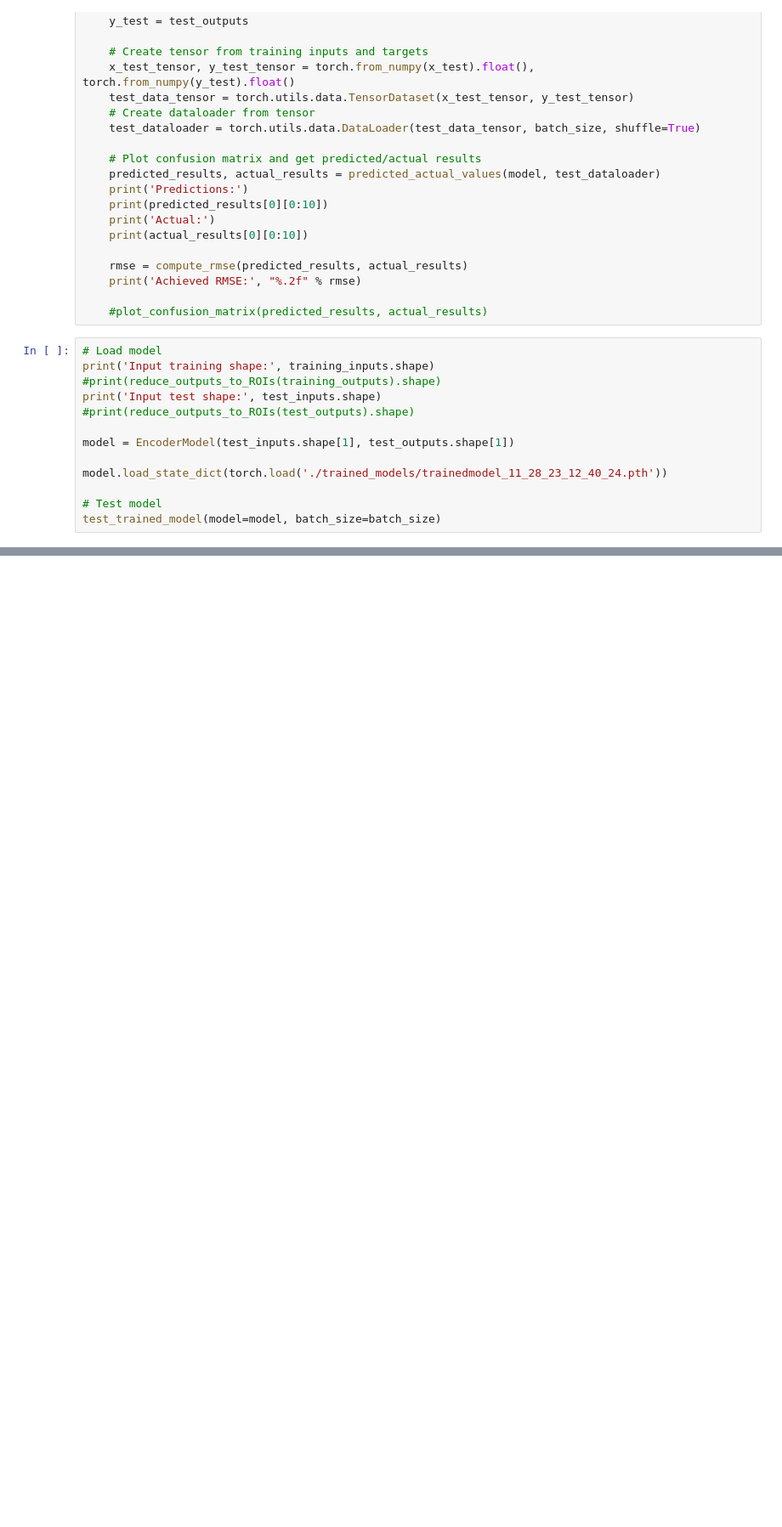
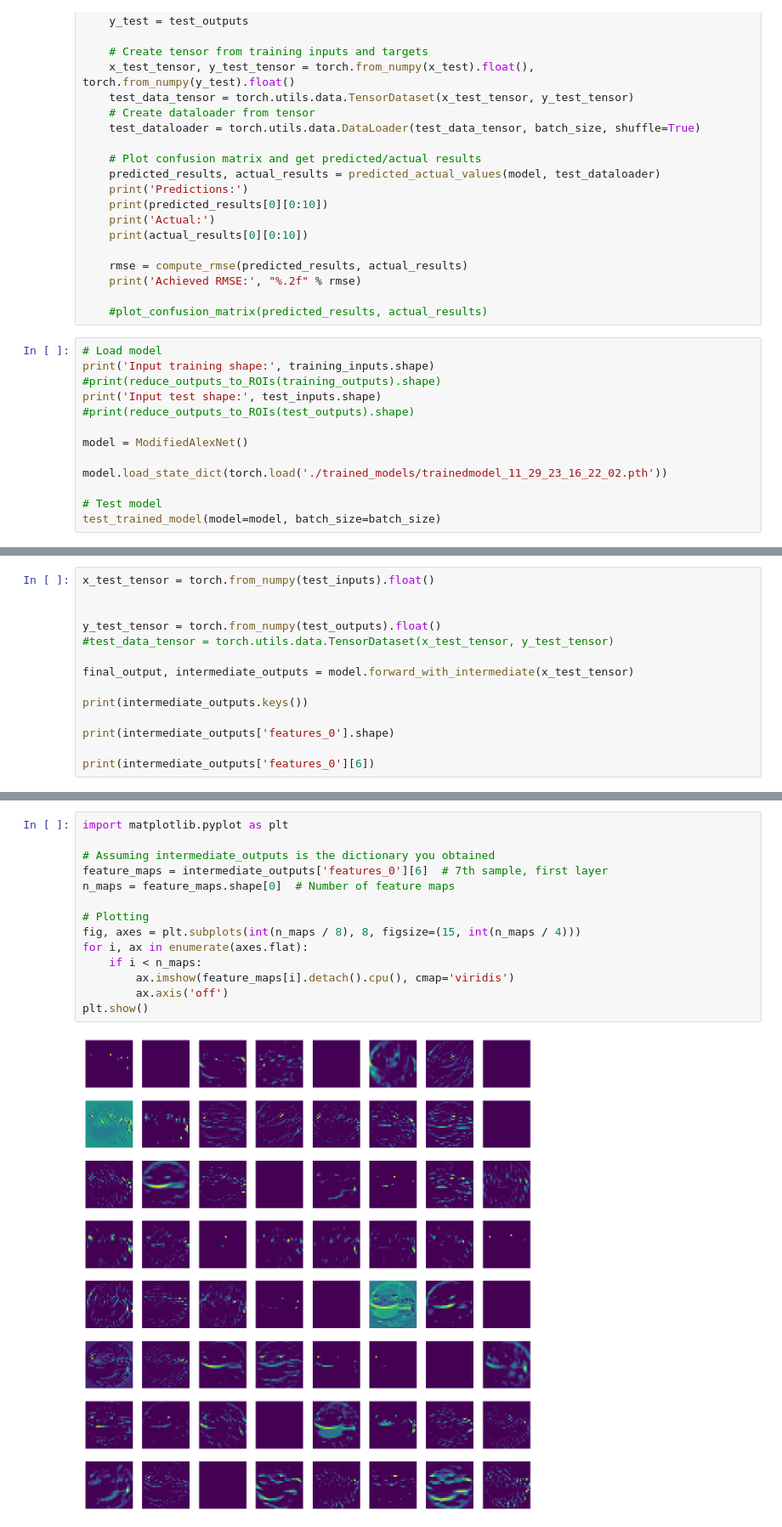
Before and after one commit to MikkelBerggreen/ITU-Advanced-Machine-Learning-Exam-Project, a Jupyter notebook: mp_brainvision_load_kay_images.ipynb, the cells around one changed output, grey strips where cells are left out. Shown at 85% size. Saved outputs shown, nothing was run; the diff lists cells and outputs as text; blank space fills up the shorter version.

Commit message:
implemented modified alexnet and visualisation of feature layers

```diff
--- a/mp_brainvision_load_kay_images.ipynb
+++ b/mp_brainvision_load_kay_images.ipynb
@@ -628,9 +651,9 @@ print('Input training shape:', training_inputs.shape)
 print('Input test shape:', test_inputs.shape)
 #print(reduce_outputs_to_ROIs(test_outputs).shape)
 
-model = EncoderModel(test_inputs.shape[1], test_outputs.shape[1])
+model = ModifiedAlexNet()
 
-model.load_state_dict(torch.load('./trained_models/trainedmodel_11_28_23_12_40_24.pth'))
+model.load_state_dict(torch.load('./trained_models/trainedmodel_11_29_23_16_22_02.pth'))
 
 # Test model
 test_trained_model(model=model, batch_size=batch_size)
@@ -646,0 +672,14 @@ Achieved RMSE: 0.52
+# %%
+x_test_tensor = torch.from_numpy(test_inputs).float()
+
+
+y_test_tensor = torch.from_numpy(test_outputs).float()
+#test_data_tensor = torch.utils.data.TensorDataset(x_test_tensor, y_test_tensor)
+
+final_output, intermediate_outputs = model.forward_with_intermediate(x_test_tensor)
+
+print(intermediate_outputs.keys())
+
+print(intermediate_outputs['features_0'].shape)
+
+print(intermediate_outputs['features_0'][6])
@@ -646,0 +706,16 @@ Achieved RMSE: 0.52
+# %%
+import matplotlib.pyplot as plt
+
+# Assuming intermediate_outputs is the dictionary you obtained
+feature_maps = intermediate_outputs['features_0'][6]  # 7th sample, first layer
+n_maps = feature_maps.shape[0]  # Number of feature maps
+
+# Plotting
+fig, axes = plt.subplots(int(n_maps / 8), 8, figsize=(15, int(n_maps / 4)))
+for i, ax in enumerate(axes.flat):
+    if i < n_maps:
+        ax.imshow(feature_maps[i].detach().cpu(), cmap='viridis')
+        ax.axis('off')
+plt.show()
+# %% [output]
+[figure, added]
```
Also changed, not shown: parts of 11 cells of this notebook.
